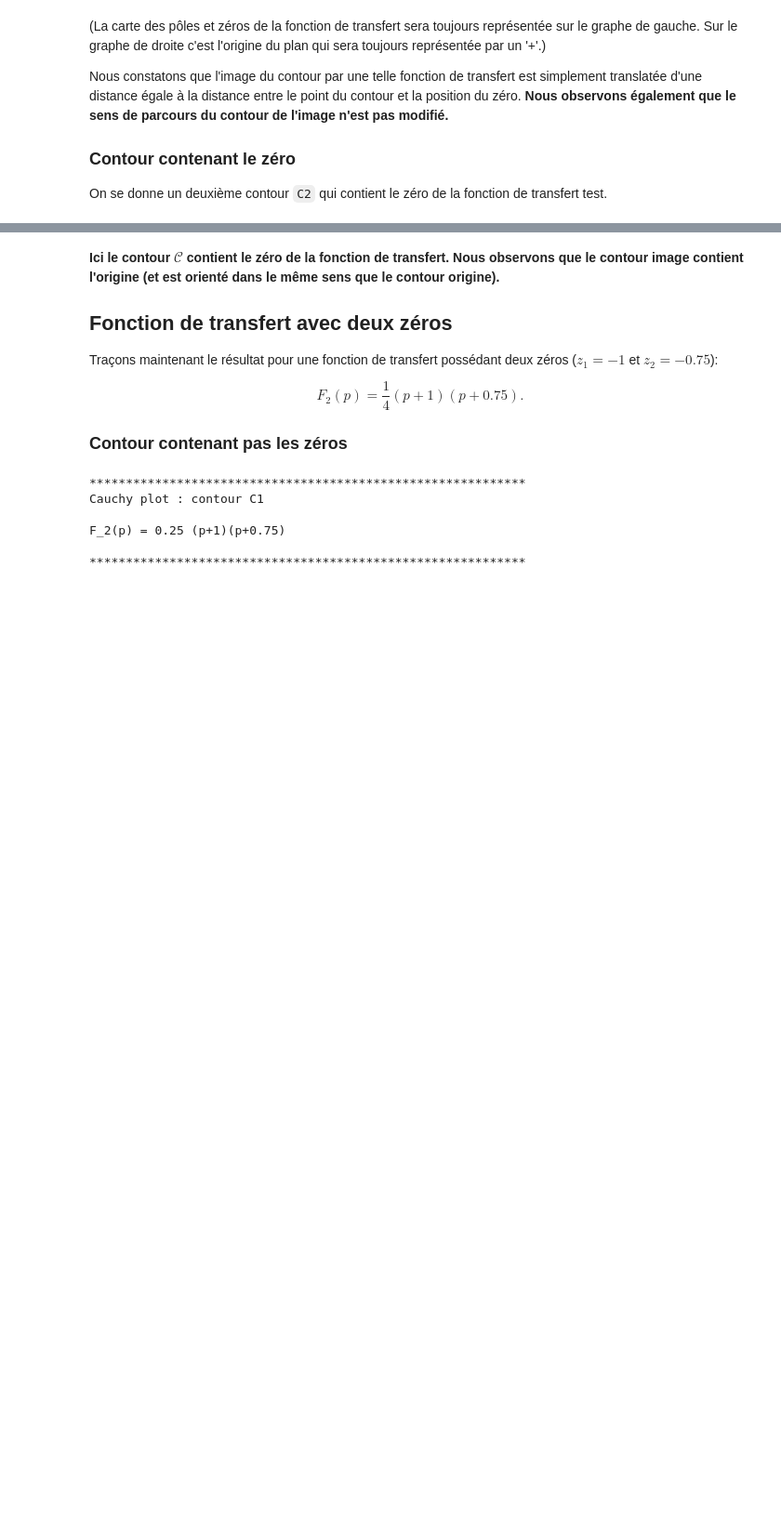
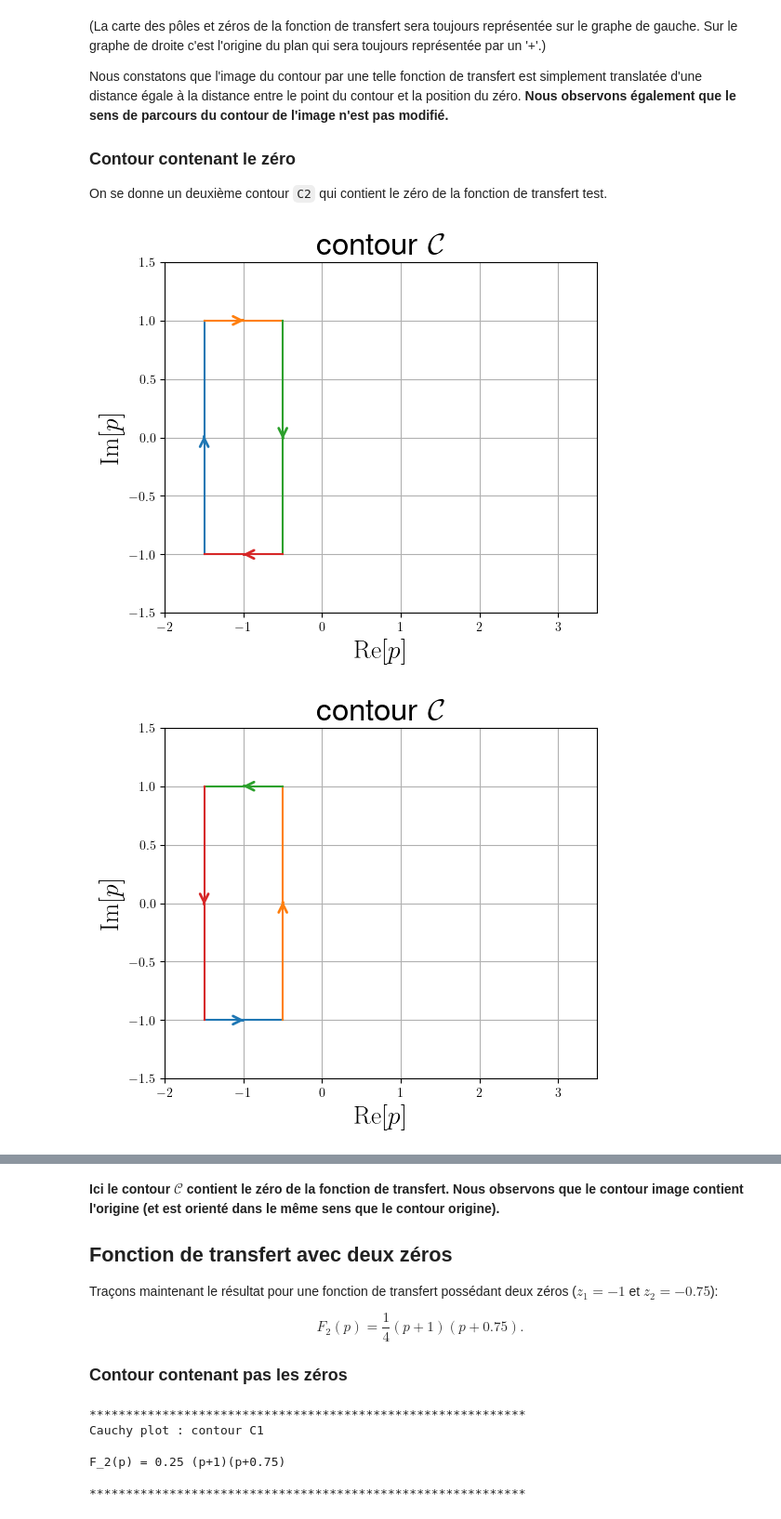
Before and after one commit to FilipeVasconcelos/syslinauto_book, a Jupyter notebook: notebook/principe_cauchy/principe_de_l_argument_de_cauchy.ipynb, the cells around one changed output, grey strips where cells are left out. Shown: that part at 93% size. Cells and saved outputs as stored; diff of their text form; code cells hidden in the pictures; blank space fills up the shorter version.

```diff
--- a/notebook/principe_cauchy/principe_de_l_argument_de_cauchy.ipynb
+++ b/notebook/principe_cauchy/principe_de_l_argument_de_cauchy.ipynb
@@ -132,6 +129,11 @@ On se donne un deuxième contour `C2` qui contient le zéro de la fonction de tr
 # %%
 C2=rectangle((-1.5,-1),(-0.5,1),npts=64)
 C2_inv=rectangle((-1.5,-1),(-0.5,1),npts=64,inverse=True)
+plot_contour(C2,xlim=(-2,3.5),ylim=(-1.5,1.5))
+plot_contour(C2_inv,xlim=(-2,3.5),ylim=(-1.5,1.5))
+# %% [output]
+[figure, added]
+[figure, added]
 # %%
 F_1.cauchy(C2,xlim=(-2,1),ylim=(-1.5,1.5),contourLabel="C2")
 # %% [output]
```
Also changed, not shown: parts of 26 cells of this notebook.
